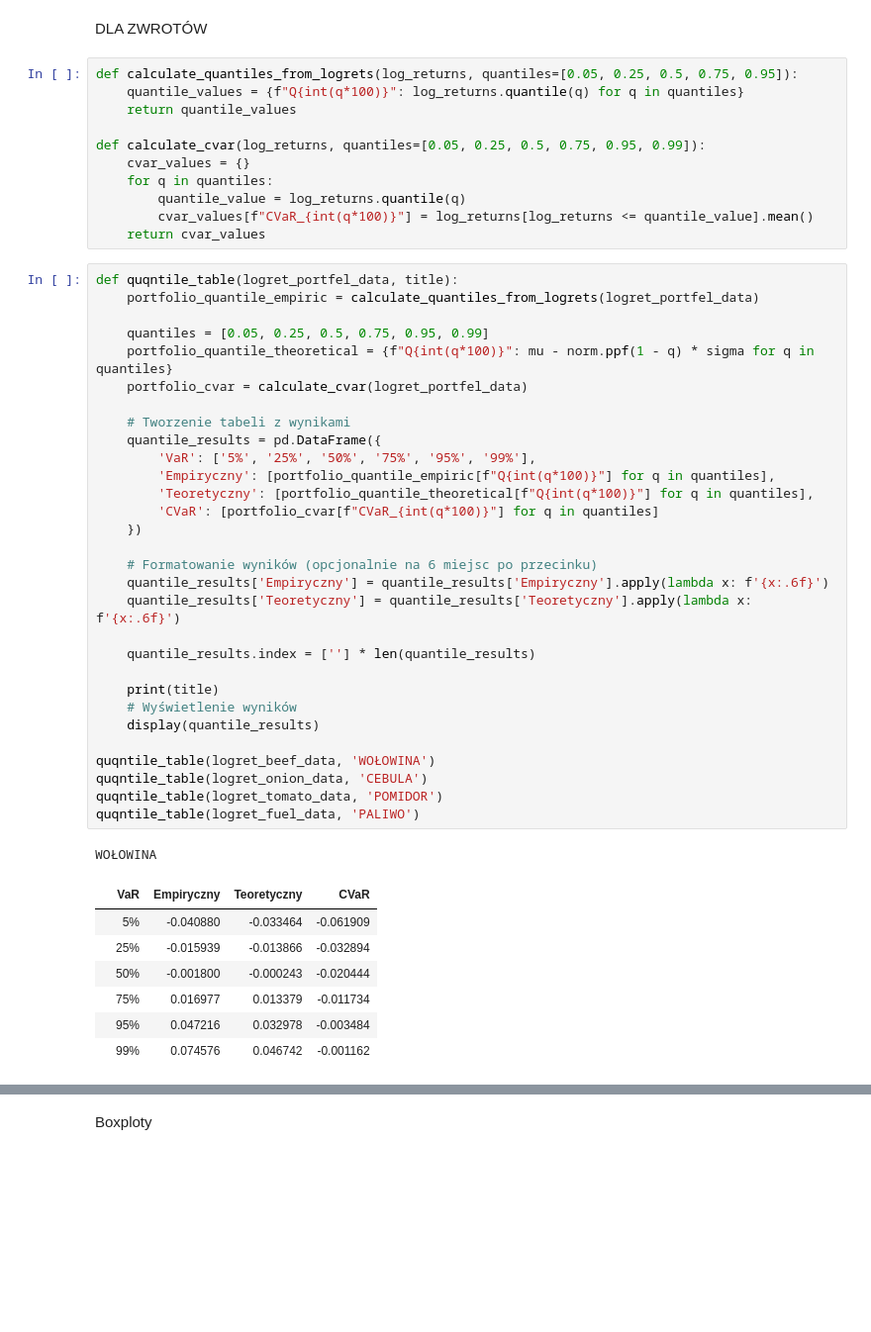
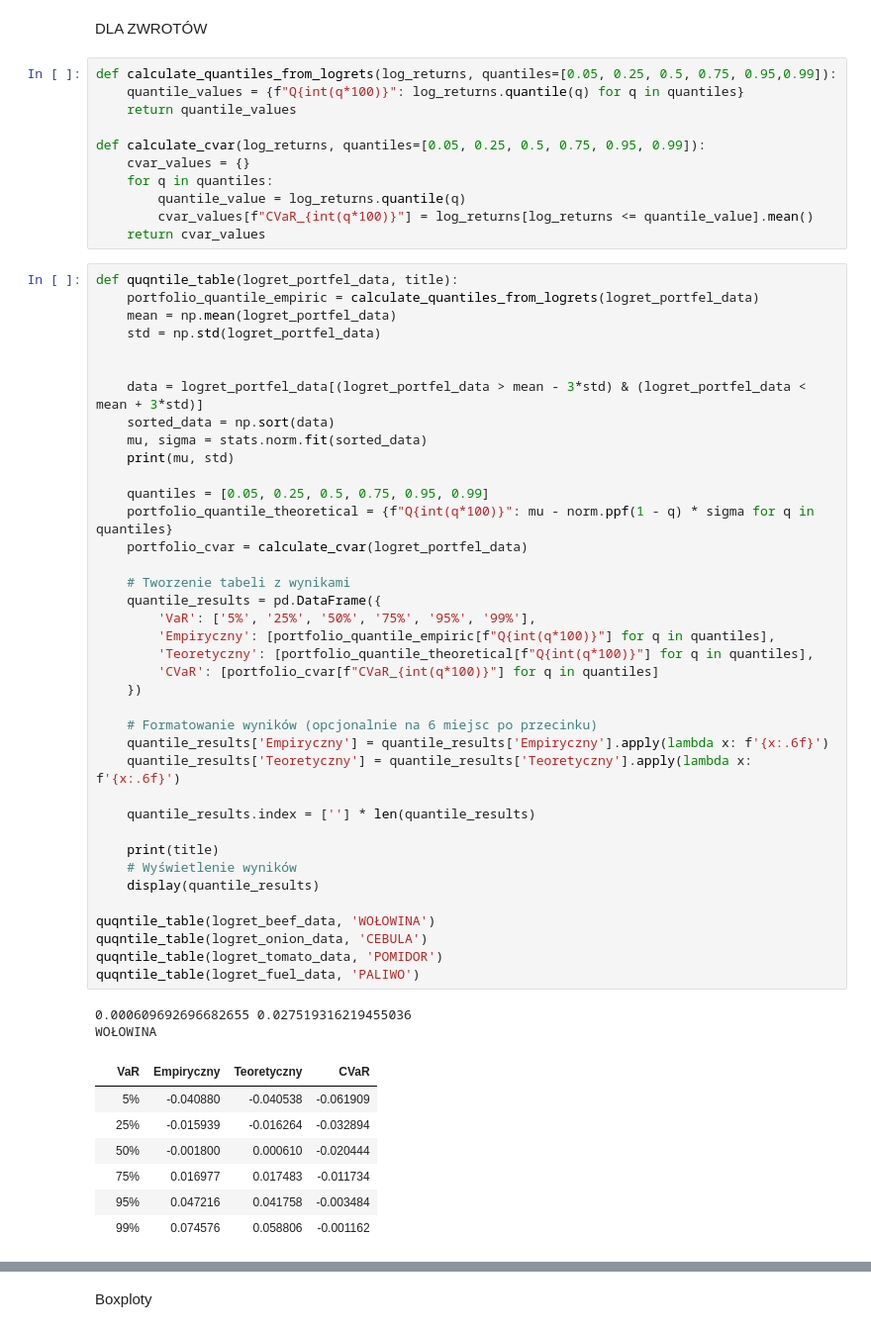
Before and after one commit to werpyr1003/Zarz-dzanie_ryzykiem_McDonald_Corporation, a Jupyter notebook: Projekt_2/Kody_1.ipynb, the cells around one changed output, grey strips where cells are left out. Shown at 99% size. Cells and saved outputs as stored; diff of their text form; blank space fills up the shorter version.

```diff
--- a/Projekt_2/Kody_1.ipynb
+++ b/Projekt_2/Kody_1.ipynb
@@ -558,7 +558,7 @@ display(volatility_results.style.format("{:.2f}%"))
 # %% [markdown]
 DLA ZWROTÓW
 # %%
-def calculate_quantiles_from_logrets(log_returns, quantiles=[0.05, 0.25, 0.5, 0.75, 0.95]):
+def calculate_quantiles_from_logrets(log_returns, quantiles=[0.05, 0.25, 0.5, 0.75, 0.95,0.99]):
     quantile_values = {f"Q{int(q*100)}": log_returns.quantile(q) for q in quantiles}
     return quantile_values
 
@@ -571,39 +571,48 @@ def calculate_cvar(log_returns, quantiles=[0.05, 0.25, 0.5, 0.75, 0.95, 0.99]):
 # %%
 def quqntile_table(logret_portfel_data, title):
     portfolio_quantile_empiric = calculate_quantiles_from_logrets(logret_portfel_data)
+    mean = np.mean(logret_portfel_data)
+    std = np.std(logret_portfel_data)
+
+
+    data = logret_portfel_data[(logret_portfel_data > mean - 3*std) & (logret_portfel_data < mean + 3*std)]
+    sorted_data = np.sort(data)
+    mu, sigma = stats.norm.fit(sorted_data)
+    print(mu, std)
 
     quantiles = [0.05, 0.25, 0.5, 0.75, 0.95, 0.99]
     portfolio_quantile_theoretical = {f"Q{int(q*100)}": mu - norm.ppf(1 - q) * sigma for q in quantiles}
     portfolio_cvar = calculate_cvar(logret_portfel_data)
 
     # Tworzenie tabeli z wynikami
     quantile_results = pd.DataFrame({
         'VaR': ['5%', '25%', '50%', '75%', '95%', '99%'],
         'Empiryczny': [portfolio_quantile_empiric[f"Q{int(q*100)}"] for q in quantiles],
         'Teoretyczny': [portfolio_quantile_theoretical[f"Q{int(q*100)}"] for q in quantiles],
         'CVaR': [portfolio_cvar[f"CVaR_{int(q*100)}"] for q in quantiles]
     })
 
     # Formatowanie wyników (opcjonalnie na 6 miejsc po przecinku)
     quantile_results['Empiryczny'] = quantile_results['Empiryczny'].apply(lambda x: f'{x:.6f}')
     quantile_results['Teoretyczny'] = quantile_results['Teoretyczny'].apply(lambda x: f'{x:.6f}')
 
     quantile_results.index = [''] * len(quantile_results)
 
     print(title)
     # Wyświetlenie wyników
     display(quantile_results)
 
 quqntile_table(logret_beef_data, 'WOŁOWINA')
 quqntile_table(logret_onion_data, 'CEBULA')
 quqntile_table(logret_tomato_data, 'POMIDOR')
 quqntile_table(logret_fuel_data, 'PALIWO')
 # %% [output]
+0.000609692696682655 0.027519316219455036
 WOŁOWINA
 |  | VaR | Empiryczny | Teoretyczny | CVaR |
-|  | 5% | -0.040880 | -0.033464 | -0.061909 |
-|  | 25% | -0.015939 | -0.013866 | -0.032894 |
-|  | 50% | -0.001800 | -0.000243 | -0.020444 |
-|  | 75% | 0.016977 | 0.013379 | -0.011734 |
-|  | 95% | 0.047216 | 0.032978 | -0.003484 |
-|  | 99% | 0.074576 | 0.046742 | -0.001162 |
+|  | 5% | -0.040880 | -0.040538 | -0.061909 |
+|  | 25% | -0.015939 | -0.016264 | -0.032894 |
+|  | 50% | -0.001800 | 0.000610 | -0.020444 |
+|  | 75% | 0.016977 | 0.017483 | -0.011734 |
+|  | 95% | 0.047216 | 0.041758 | -0.003484 |
+|  | 99% | 0.074576 | 0.058806 | -0.001162 |
```
Also changed, not shown: parts of 6 cells of this notebook.
